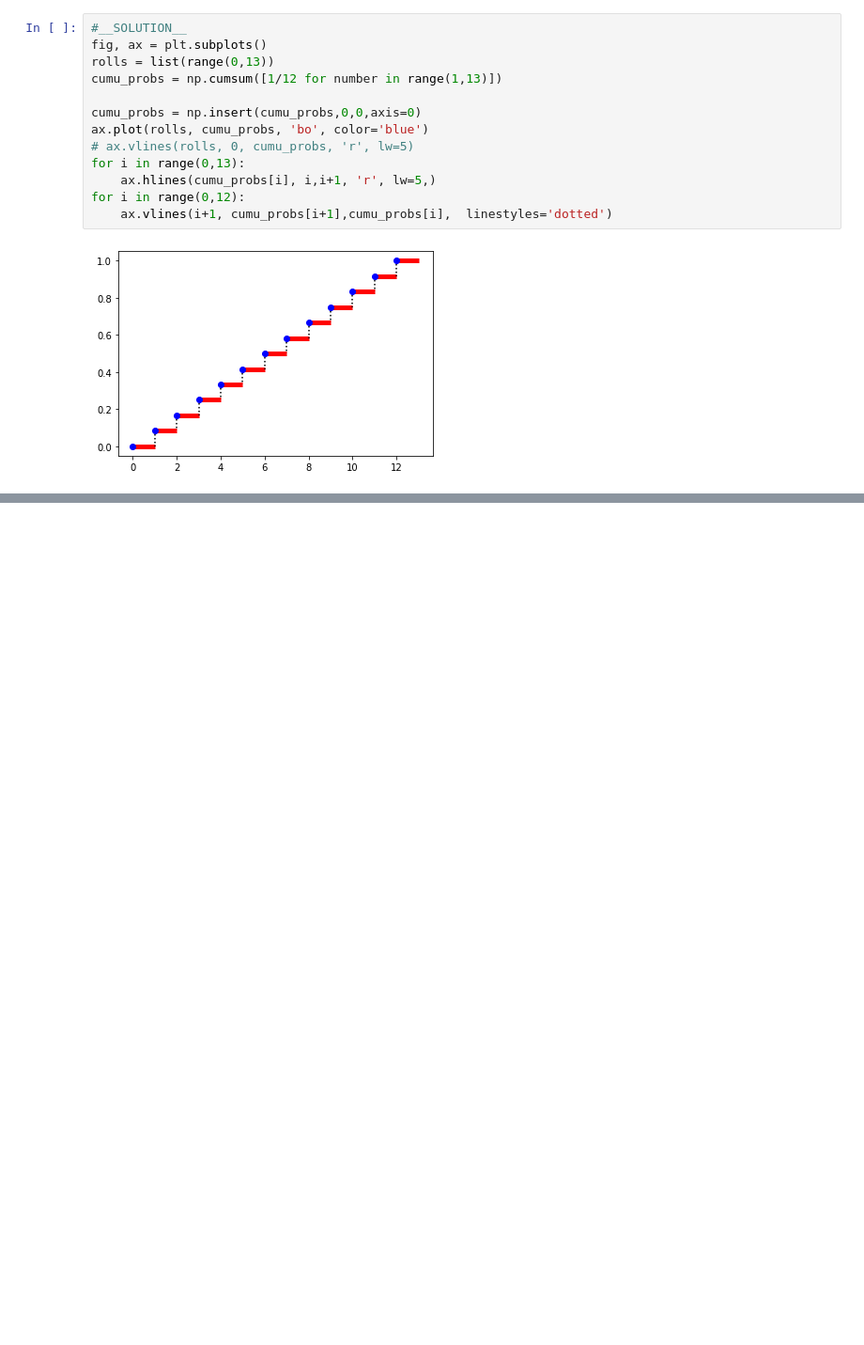
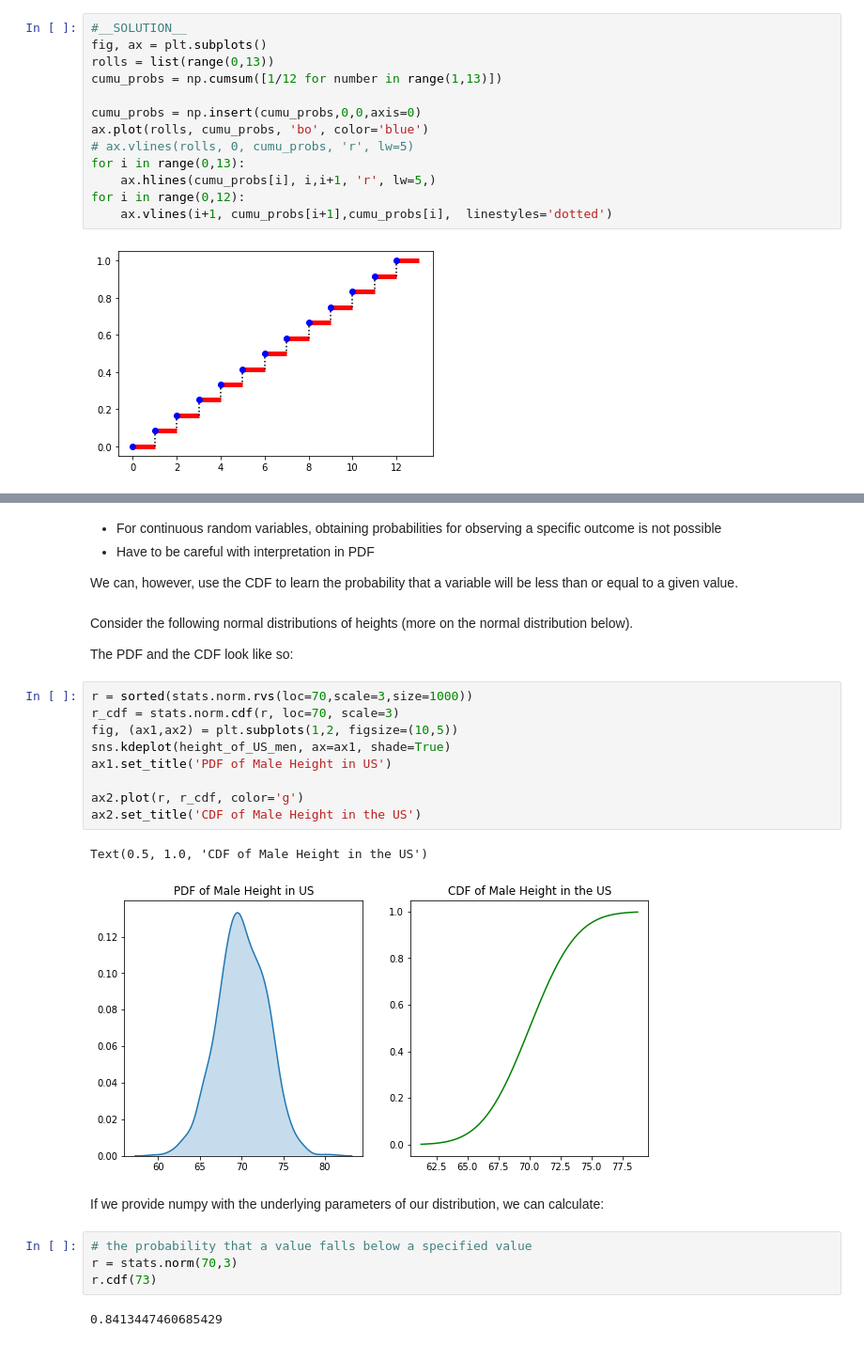
Before and after one commit to lecritch/distributions_seattle-chicago-ds, a Jupyter notebook: index.ipynb, the cells around one changed output, grey strips where cells are left out. Shown at 94% size. Cells and saved outputs as stored; diff of their text form; blank space fills up the shorter version.

```diff
--- a/index.ipynb
+++ b/index.ipynb
@@ -501,0 +449,29 @@ A Z distribution may be described as N(0,1).
+# %% [markdown]
+- For continuous random variables, obtaining probabilities for observing a specific outcome is not possible
+- Have to be careful with interpretation in PDF
+
+We can, however, use the CDF to learn the probability that a variable will be less than or equal to a given value.
+# %% [markdown]
+Consider the following normal distributions of heights (more on the normal distribution below).
+
+The PDF and the CDF look like so:
+# %%
+r = sorted(stats.norm.rvs(loc=70,scale=3,size=1000))
+r_cdf = stats.norm.cdf(r, loc=70, scale=3)
+fig, (ax1,ax2) = plt.subplots(1,2, figsize=(10,5))
+sns.kdeplot(height_of_US_men, ax=ax1, shade=True)
+ax1.set_title('PDF of Male Height in US')
+
+ax2.plot(r, r_cdf, color='g')
+ax2.set_title('CDF of Male Height in the US')
+# %% [output]
+Text(0.5, 1.0, 'CDF of Male Height in the US')
+[figure, added]
+# %% [markdown]
+If we provide numpy with the underlying parameters of our distribution, we can calculate:
+# %%
+# the probability that a value falls below a specified value
+r = stats.norm(70,3)
+r.cdf(73)
+# %% [output]
+0.8413447460685429
```
Also changed, not shown: parts of 131 cells of this notebook, 48 other files.
